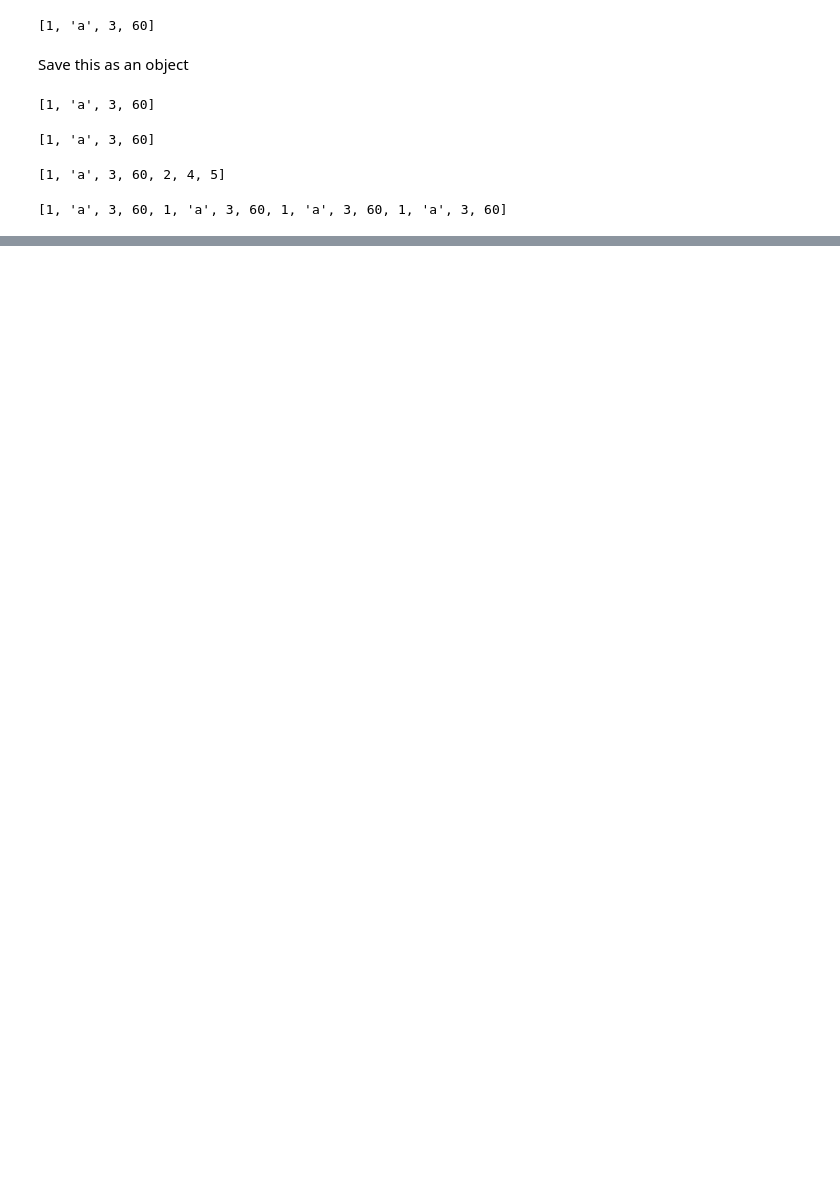
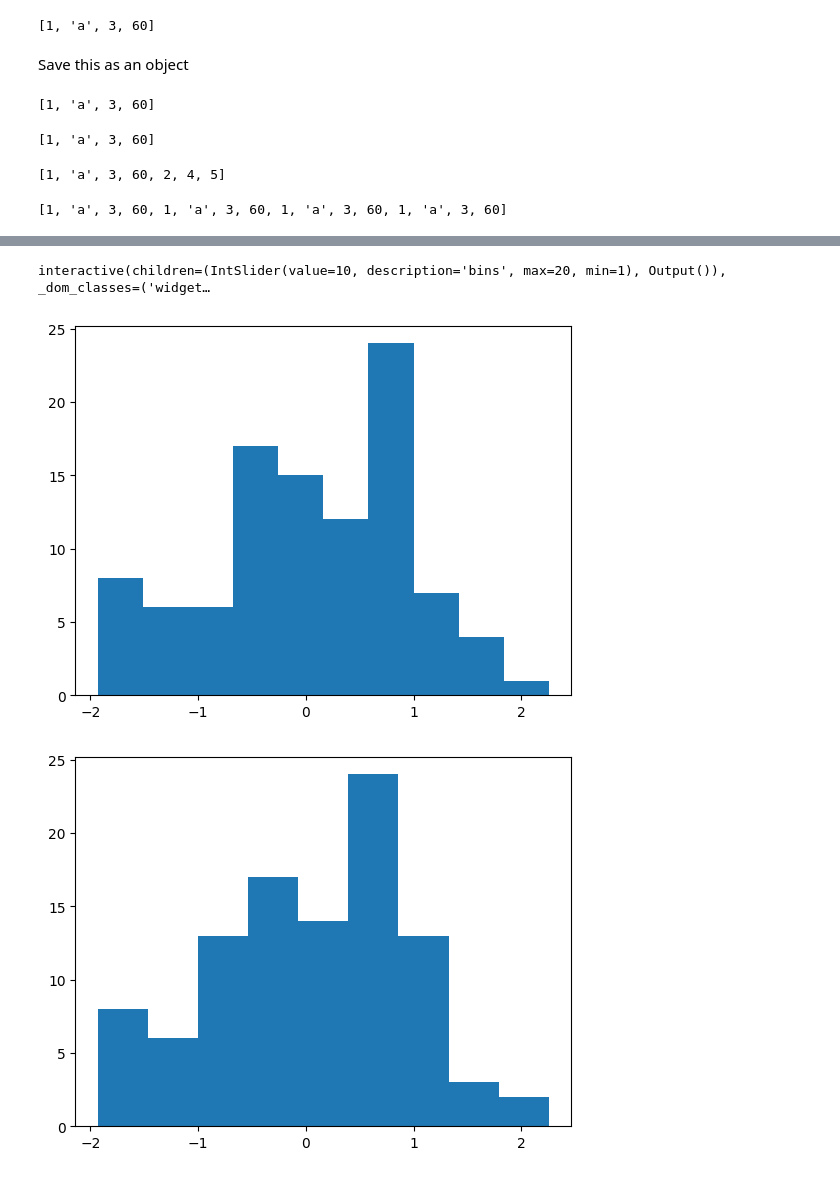
Before and after one commit to saratbantupalli/python_notes, a Jupyter notebook: Learning_Python.ipynb, the cells around one changed output, grey strips where cells are left out. Saved outputs shown, nothing was run; the diff lists cells and outputs as text; code cells hidden in the pictures; blank space fills up the shorter version.

```diff
--- a/Learning_Python.ipynb
+++ b/Learning_Python.ipynb
@@ -25,0 +104,6 @@ myList * 4
+# %%
+widgets.interactive(myPlot, bins = (1,20))
+# %% [output]
+interactive(children=(IntSlider(value=10, description='bins', max=20, min=1), Output()), _dom_classes=('widget…
+[figure, added]
+[figure, added]
```
Also changed, not shown: parts of 12 cells of this notebook.
